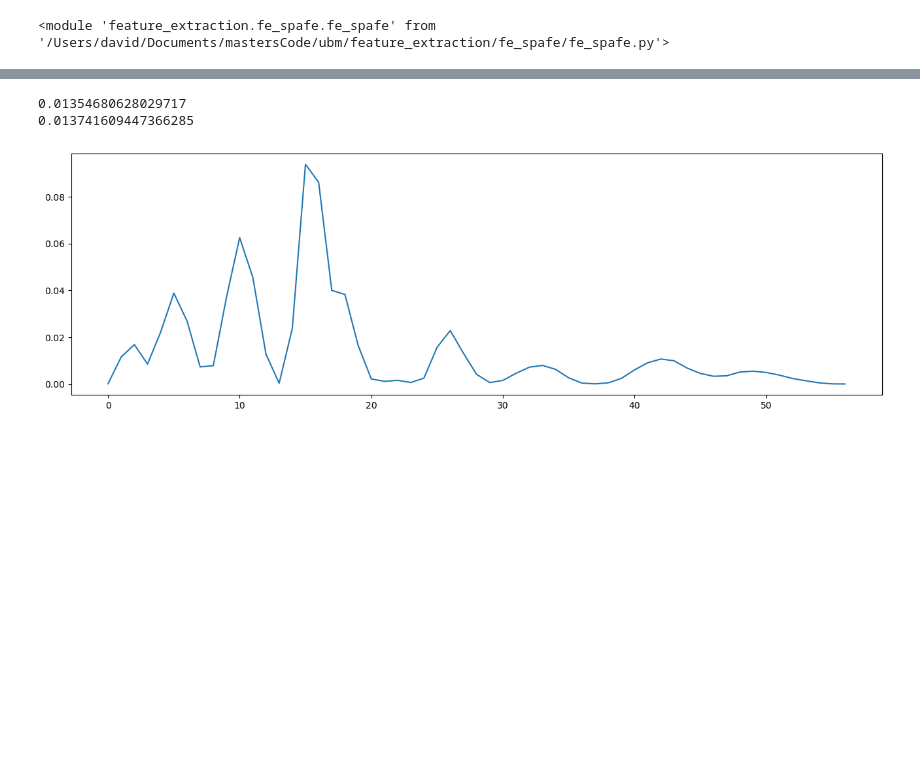
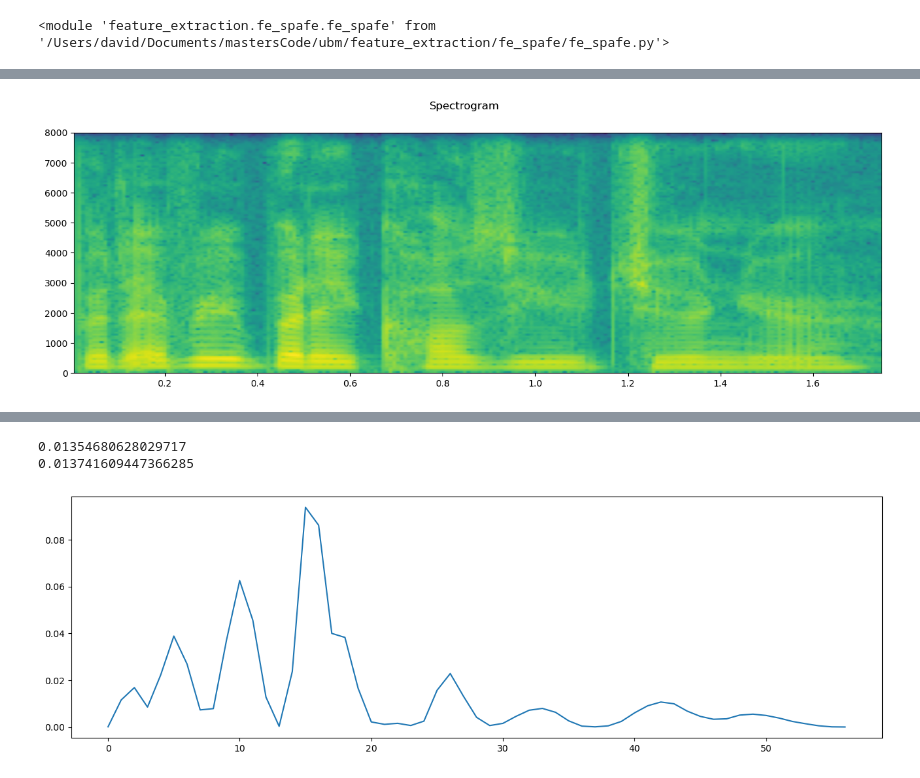
Before and after one commit to Davidjames9610/ubm, a Jupyter notebook: my_torch/tuts2/torch_transforms_demo.ipynb, the cells around one changed output, grey strips where cells are left out. Cells and saved outputs as stored; diff of their text form; code cells hidden in the pictures; blank space fills up the shorter version.

```diff
--- a/my_torch/tuts2/torch_transforms_demo.ipynb
+++ b/my_torch/tuts2/torch_transforms_demo.ipynb
@@ -81,3 +122,7 @@ transform_test.plot_play_noise()
+# %%
+tio.plot_specgram(transformed_audio, config.SAMPLE_RATE)
+# %% [output]
+[figure, added]
 # %%
 tio.play_audio(transformed_audio)
 # %% [output]
```
Also changed, not shown: parts of 10 cells of this notebook, 12 other files.
